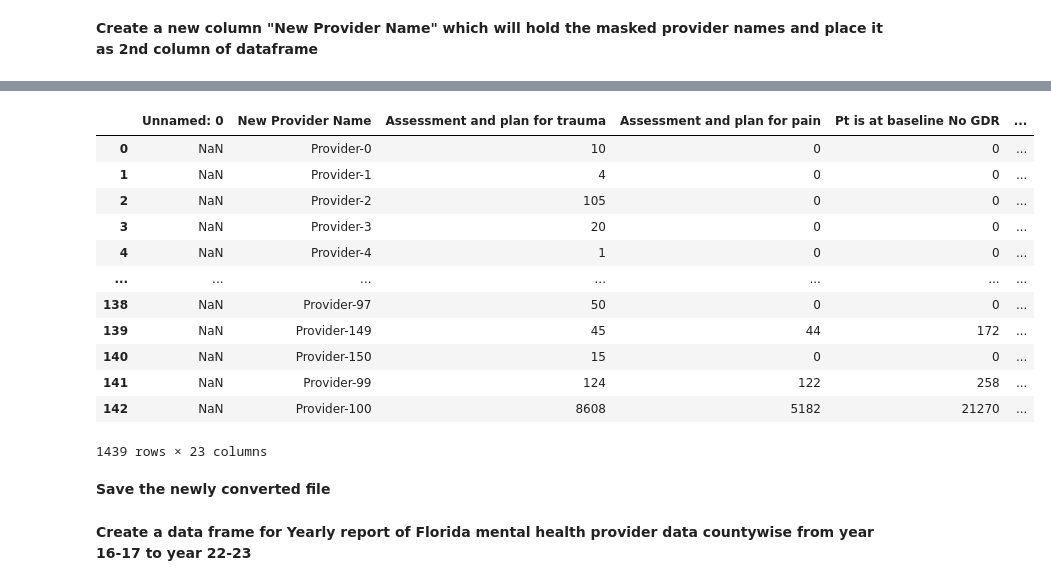
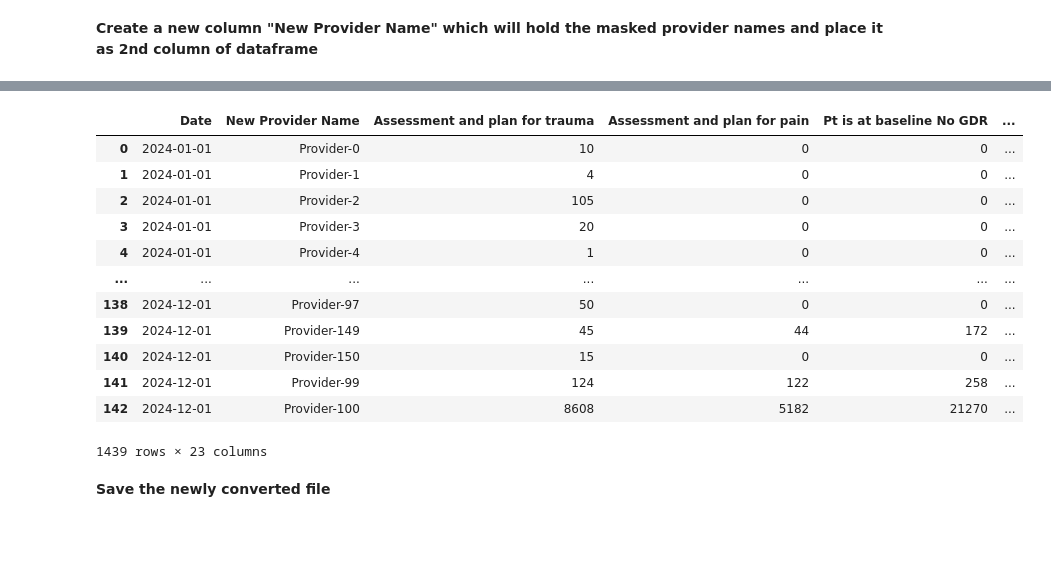
Before and after one commit to RenukaD13/FL_mental_health_providers, a Jupyter notebook: FL_mh_provider.ipynb, the cells around one changed output, grey strips where cells are left out. Cells and saved outputs as stored; diff of their text form; code cells hidden in the pictures; blank space fills up the shorter version.

Commit message:
medication data analysis

```diff
--- a/FL_mh_provider.ipynb
+++ b/FL_mh_provider.ipynb
@@ -10,11 +90,11 @@ import os
 **Create a function that brings in all the excel files and then append all the excels together to create one master dataframe**
 # %%
 # fetch the current working directory
-cwd = os.getcwd()
+#cwd = os.getcwd()
 # select the data folder to fetch excel files
-path = cwd + "\\data"
+data_path = cwd + "\\data"
 # list all the file names present in the path
-files = os.listdir(path)
+files = os.listdir(data_path)
 files
 # %% [output]
 ['EHR_GEHRIMED_C4631G6561_2024-01-31_Facility and Provider GDR Report_Monthly.xlsx',
@@ -65,7 +141,9 @@ file_path # result = '../FL_mental_health_providers/data/EHR_GEHRIMED_C4631G6561
 data_list = []
 for f in files_xls:
     data = pd.read_excel('../FL_mental_health_providers/data/' + f, 'Provider MTD')
-    data.insert(0, "year-month", f.split('_')[3][:7] , True)
+    data.insert(0, 'Date', pd.to_datetime(f.split('_')[3][:7]) , True)
+    # print(data['year-month'].dt.month)
+    # print(pd.date_time(data['year-month'], format='%Y%m').dt.strftime('%Y-%m'))
     data_list.append(data)
 # %%
 # Copy the data from list to dataframe and create a master dataset for provider information
@@ -148,20 +225,20 @@ df_provider_2024
 # %%
-# Drop the sensitive column with provider name
-df_provider_2024 = df_provider_2024.drop('Provider Name',axis=1)
+# Drop the sensitive column with provider name columns=['B', 'C']
+df_provider_2024 = df_provider_2024.drop(columns=['Unnamed: 0','Provider Name'],axis=1)
 df_provider_2024
 # %% [output]
-|  | Unnamed: 0 | New Provider Name | Assessment and plan for trauma | Assessment and plan for pain | Pt is at baseline No GDR | ... |
-| 0 | NaN | Provider-0 | 10 | 0 | 0 | ... |
-| 1 | NaN | Provider-1 | 4 | 0 | 0 | ... |
-| 2 | NaN | Provider-2 | 105 | 0 | 0 | ... |
-| 3 | NaN | Provider-3 | 20 | 0 | 0 | ... |
-| 4 | NaN | Provider-4 | 1 | 0 | 0 | ... |
+|  | Date | New Provider Name | Assessment and plan for trauma | Assessment and plan for pain | Pt is at baseline No GDR | ... |
+| 0 | 2024-01-01 | Provider-0 | 10 | 0 | 0 | ... |
+| 1 | 2024-01-01 | Provider-1 | 4 | 0 | 0 | ... |
+| 2 | 2024-01-01 | Provider-2 | 105 | 0 | 0 | ... |
+| 3 | 2024-01-01 | Provider-3 | 20 | 0 | 0 | ... |
+| 4 | 2024-01-01 | Provider-4 | 1 | 0 | 0 | ... |
 | ... | ... | ... | ... | ... | ... | ... |
-| 138 | NaN | Provider-97 | 50 | 0 | 0 | ... |
-| 139 | NaN | Provider-149 | 45 | 44 | 172 | ... |
-| 140 | NaN | Provider-150 | 15 | 0 | 0 | ... |
-| 141 | NaN | Provider-99 | 124 | 122 | 258 | ... |
-| 142 | NaN | Provider-100 | 8608 | 5182 | 21270 | ... |
+| 138 | 2024-12-01 | Provider-97 | 50 | 0 | 0 | ... |
+| 139 | 2024-12-01 | Provider-149 | 45 | 44 | 172 | ... |
+| 140 | 2024-12-01 | Provider-150 | 15 | 0 | 0 | ... |
+| 141 | 2024-12-01 | Provider-99 | 124 | 122 | 258 | ... |
+| 142 | 2024-12-01 | Provider-100 | 8608 | 5182 | 21270 | ... |
 1439 rows × 23 columns
 # %% [markdown]
 **Save the newly converted file**
@@ -177,4 +254,2 @@ csv_path = os.path.join(path, filename)
 # convert the DataFrame to CSV file and save it in given path
 df_provider_2024.to_csv(csv_path, index=False)
-# %% [markdown]
-**Create a data frame for Yearly report of Florida mental health provider data countywise from year 16-17 to year 22-23**
```
Also changed, not shown: parts of 24 cells of this notebook, 2 other files.
